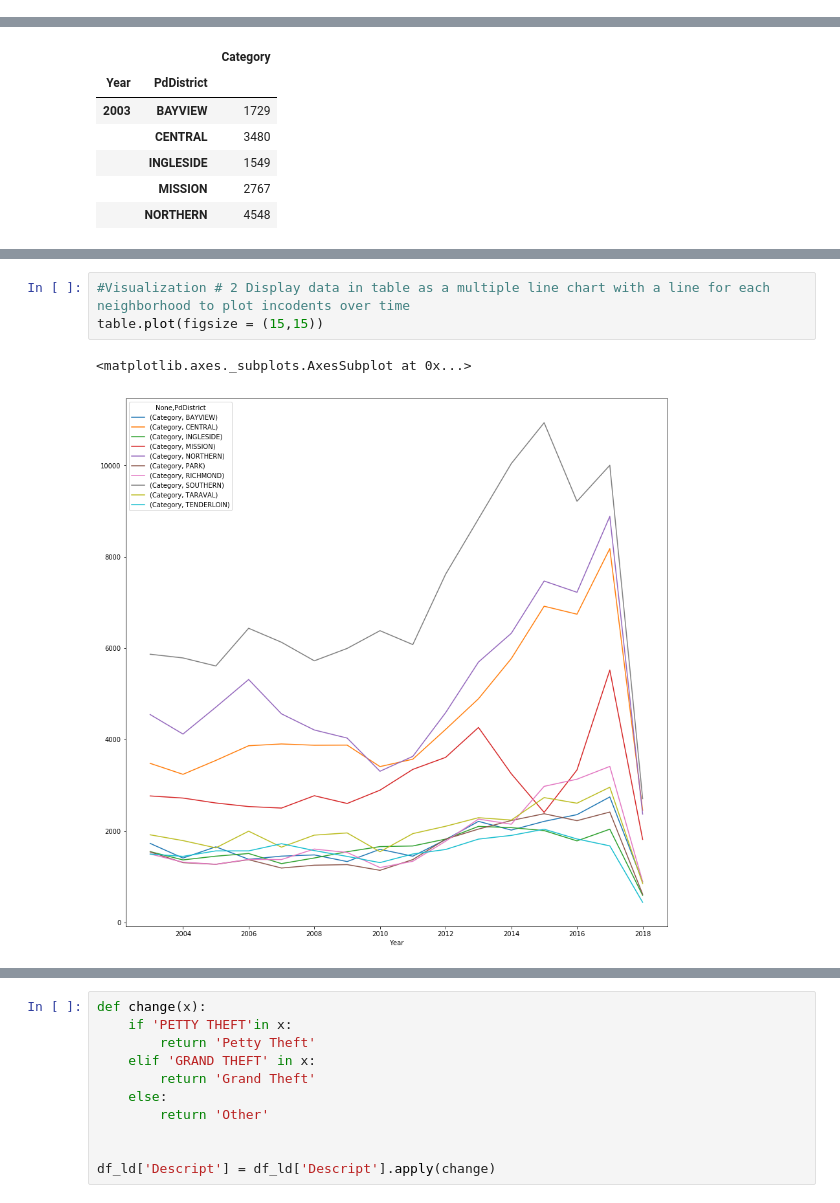
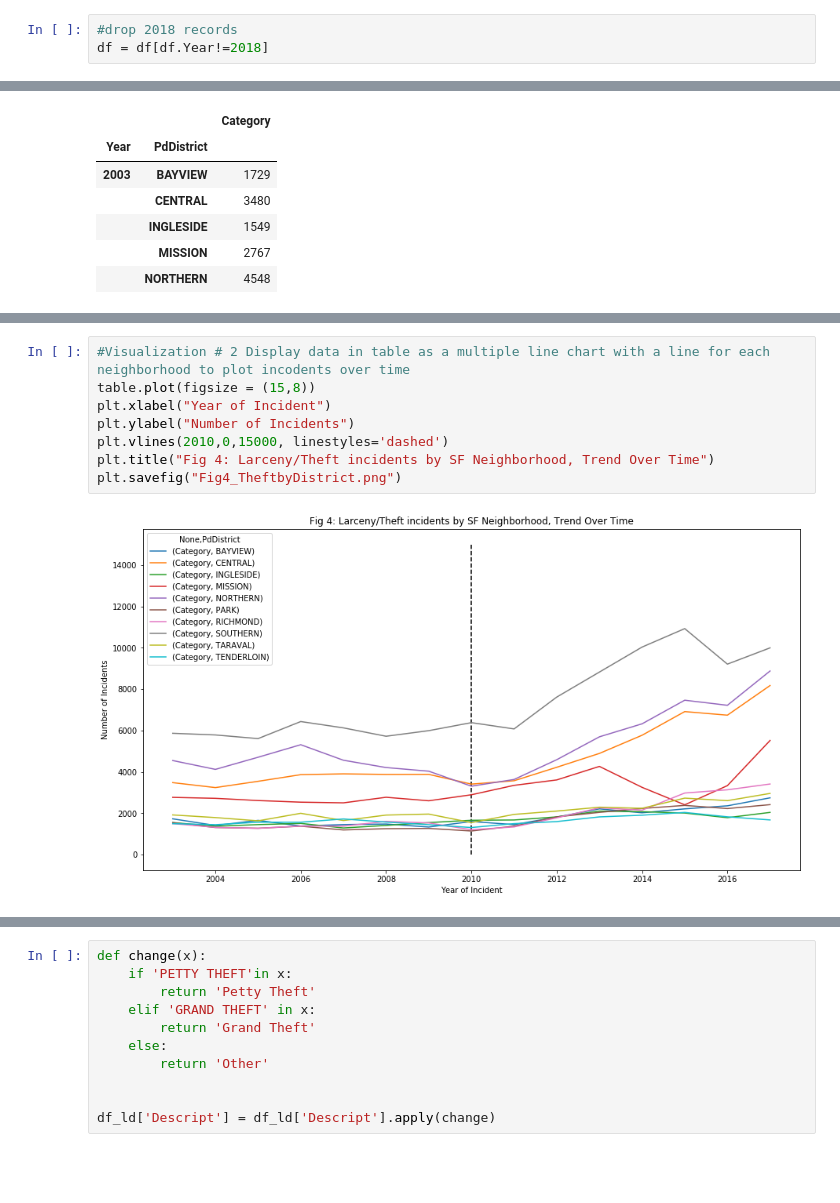
Before and after one commit to aartimathur/ucbproject1, a Jupyter notebook: latest 3-28.ipynb, the cells around one changed output, grey strips where cells are left out. Saved outputs shown, nothing was run; the diff lists cells and outputs as text; blank space fills up the shorter version.

```diff
--- a/latest 3-28.ipynb
+++ b/latest 3-28.ipynb
@@ -69,6 +69,9 @@ See the caveats in the documentation: http://pandas.pydata.org/pandas-docs/stabl
 | 2 | ASSAULT | AGGRAVATED ASSAULT WITH BODILY FORCE | Sunday | 2015-02-01 | 15:45 | TENDERLOIN | -122.414406 | 37.784191 | 15009821004014 | 2015 |
 | 3 | SECONDARY CODES | DOMESTIC VIOLENCE | Sunday | 2015-02-01 | 15:45 | TENDERLOIN | -122.414406 | 37.784191 | 15009821015200 | 2015 |
 | 4 | VANDALISM | MALICIOUS MISCHIEF, VANDALISM OF ... | Tuesday | 2015-01-27 | 19:00 | NORTHERN | -122.431119 | 37.800469 | 15009822628160 | 2015 |
+# %%
+#drop 2018 records
+df = df[df.Year!=2018]
 # %%
 #Filter the dataframe for Larceny/Theft incidents only
 df_ld = df.loc[df["Category"] == "LARCENY/THEFT"]
@@ -166,9 +175,13 @@ table.head()
 | 2007 | 1450 | 3904 | 1287 | 2502 | 4563 | 1190 | 1376 | 6129 | 1647 | 1722 |
 # %%
 #Visualization # 2 Display data in table as a multiple line chart with a line for each neighborhood to plot incodents over time
-table.plot(figsize = (15,15))
+table.plot(figsize = (15,8))
+plt.xlabel("Year of Incident")
+plt.ylabel("Number of Incidents")
+plt.vlines(2010,0,15000, linestyles='dashed')
+plt.title("Fig 4: Larceny/Theft incidents by SF Neighborhood, Trend Over Time")
+plt.savefig("Fig4_TheftbyDistrict.png")
 # %% [output]
-<matplotlib.axes._subplots.AxesSubplot at 0x...>
-[figure, old version]
+[figure, new version]
 # %%
 #Visualization # 3 Bar Chart by neighborhood
```
Also changed, not shown: parts of 7 cells of this notebook.
